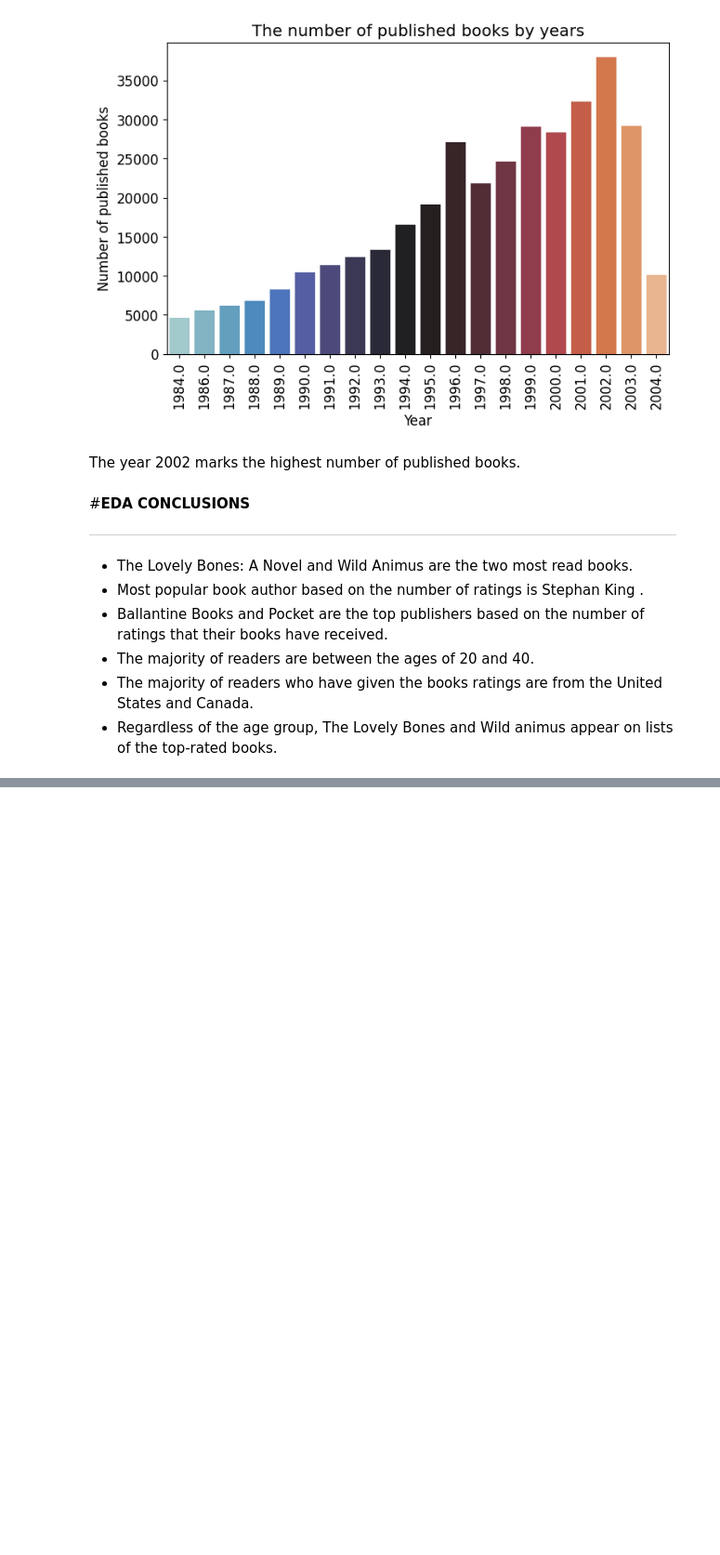
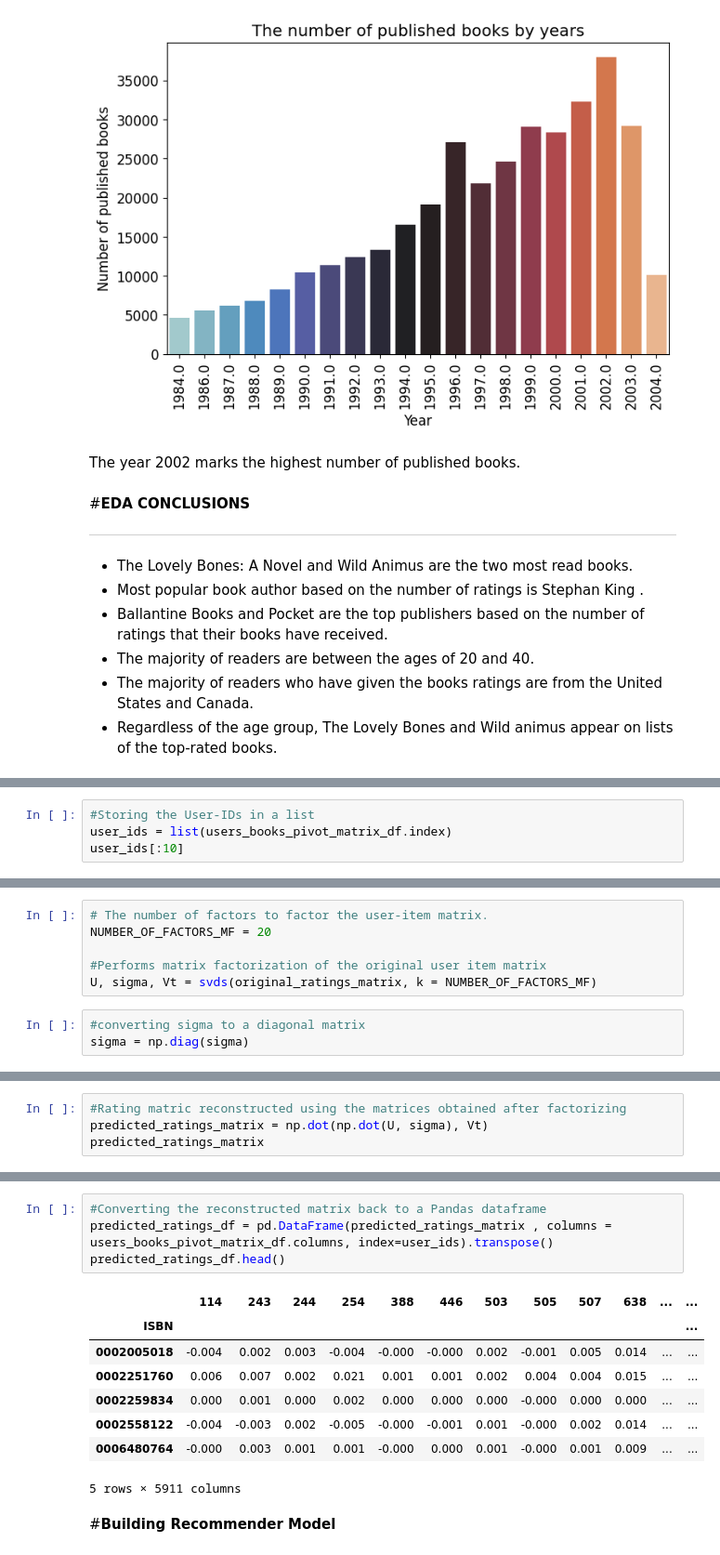
Before and after one commit to Ankita-chouhan-github/Book-Recommendation-System, a Jupyter notebook: Unsupervised_ML_Capstone_Project.ipynb, the cells around one changed output, grey strips where cells are left out. Shown at 93% size. Saved outputs shown, nothing was run; the diff lists cells and outputs as text; blank space fills up the shorter version.

```diff
--- a/Unsupervised_ML_Capstone_Project.ipynb
+++ b/Unsupervised_ML_Capstone_Project.ipynb
@@ -991,0 +1533,4 @@ The year 2002 marks the highest number of published books.
+# %%
+#Storing the User-IDs in a list
+user_ids = list(users_books_pivot_matrix_df.index)
+user_ids[:10]
@@ -991,0 +1539,9 @@ The year 2002 marks the highest number of published books.
+# %%
+# The number of factors to factor the user-item matrix.
+NUMBER_OF_FACTORS_MF = 20
+
+#Performs matrix factorization of the original user item matrix
+U, sigma, Vt = svds(original_ratings_matrix, k = NUMBER_OF_FACTORS_MF)
+# %%
+#converting sigma to a diagonal matrix
+sigma = np.diag(sigma)
@@ -991,0 +1550,4 @@ The year 2002 marks the highest number of published books.
+# %%
+#Rating matric reconstructed using the matrices obtained after factorizing
+predicted_ratings_matrix = np.dot(np.dot(U, sigma), Vt)
+predicted_ratings_matrix
@@ -991,0 +1568,15 @@ The year 2002 marks the highest number of published books.
+# %%
+#Converting the reconstructed matrix back to a Pandas dataframe
+predicted_ratings_df = pd.DataFrame(predicted_ratings_matrix , columns = users_books_pivot_matrix_df.columns, index=user_ids).transpose()
+predicted_ratings_df.head()
+# %% [output]
+|  | 114 | 243 | 244 | 254 | 388 | 446 | 503 | 505 | 507 | 638 | ... | ... |
+| ISBN |  |  |  |  |  |  |  |  |  |  |  | ... |
+| 0002005018 | -0.004 | 0.002 | 0.003 | -0.004 | -0.000 | -0.000 | 0.002 | -0.001 | 0.005 | 0.014 | ... | ... |
+| 0002251760 | 0.006 | 0.007 | 0.002 | 0.021 | 0.001 | 0.001 | 0.002 | 0.004 | 0.004 | 0.015 | ... | ... |
+| 0002259834 | 0.000 | 0.001 | 0.000 | 0.002 | 0.000 | 0.000 | 0.000 | -0.000 | 0.000 | 0.000 | ... | ... |
+| 0002558122 | -0.004 | -0.003 | 0.002 | -0.005 | -0.000 | -0.001 | 0.001 | -0.000 | 0.002 | 0.014 | ... | ... |
+| 0006480764 | -0.000 | 0.003 | 0.001 | 0.001 | -0.000 | 0.000 | 0.001 | -0.000 | 0.001 | 0.009 | ... | ... |
+5 rows × 5911 columns
+# %% [markdown]
+#**Building Recommender Model**
```
Also changed, not shown: parts of 76 cells of this notebook.
